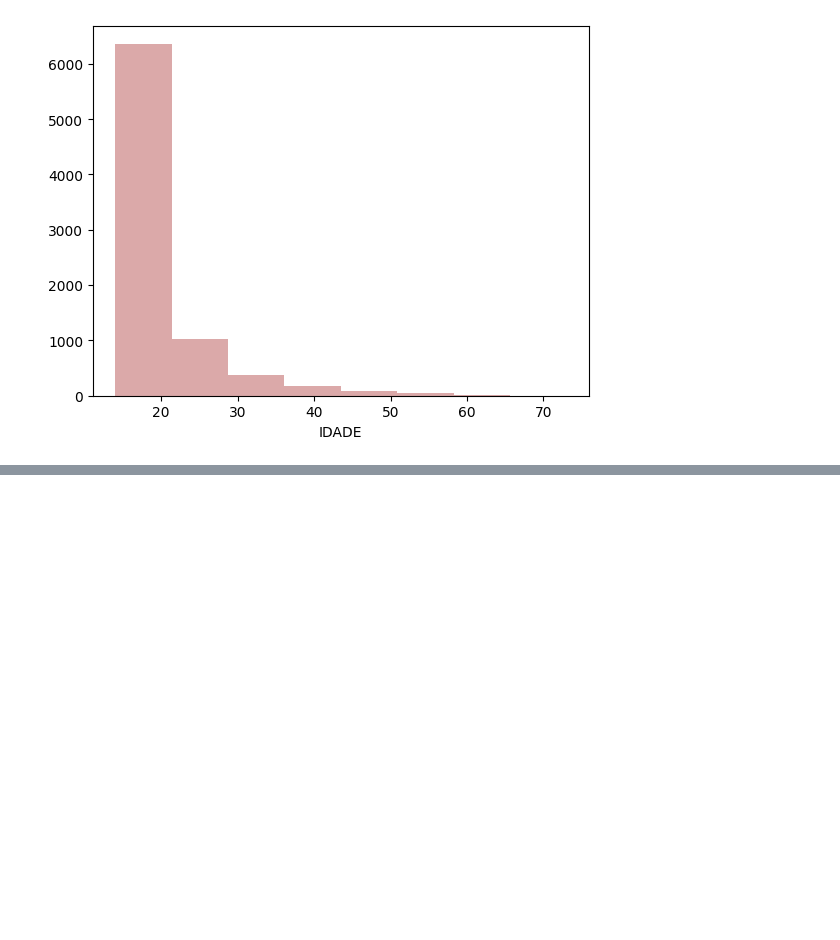
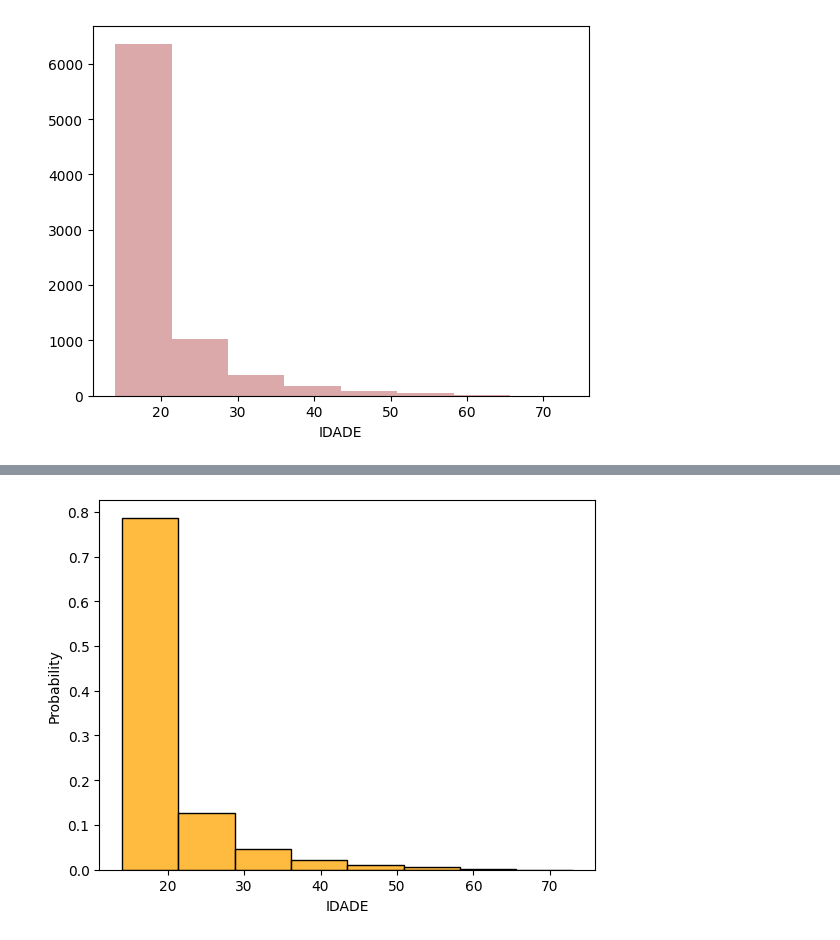
Before and after one commit to mateus-neres/Analise_estatistica_enem_2019, a Jupyter notebook: Distribuicao_De_Frequencia_Etapa03.ipynb, the cells around one changed output, grey strips where cells are left out. Cells and saved outputs as stored; diff of their text form; code cells hidden in the pictures; blank space fills up the shorter version.

```diff
--- a/Distribuicao_De_Frequencia_Etapa03.ipynb
+++ b/Distribuicao_De_Frequencia_Etapa03.ipynb
@@ -211,0 +216,4 @@ warnings.filterwarnings("ignore", category=FutureWarning)
+# %%
+sns.histplot(enem_sorocaba, x="IDADE", bins=8, color="orange", kde=False, stat="probability");
+# %% [output]
+[figure, added]
```
Also changed, not shown: parts of 1 cell of this notebook.
